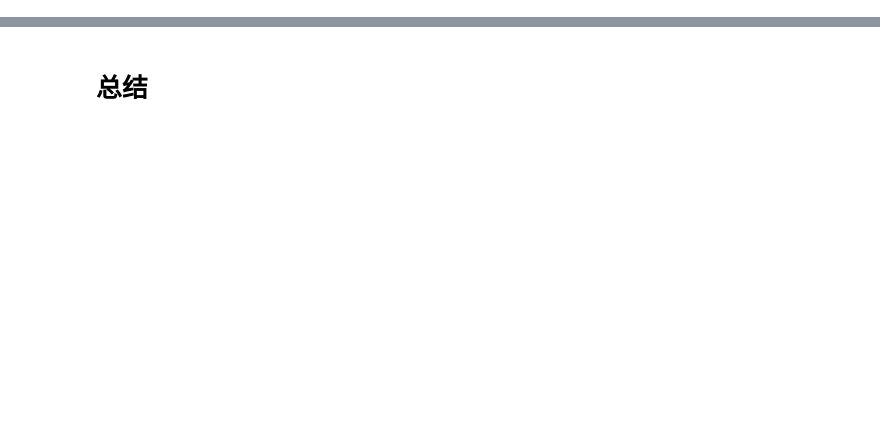
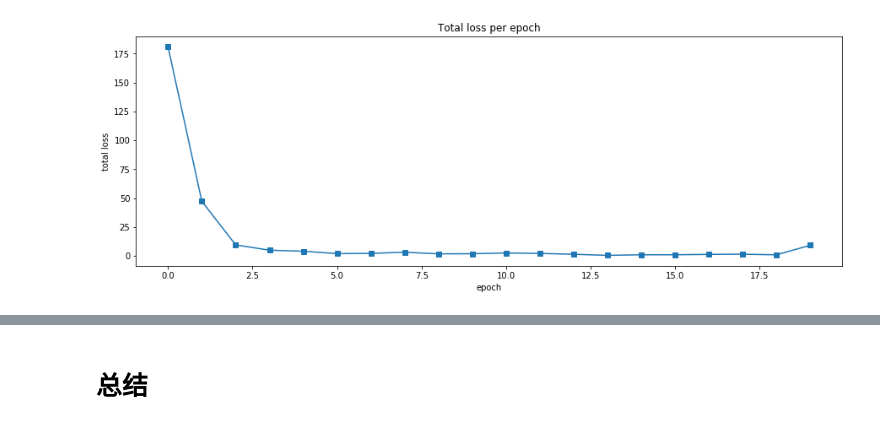
Before and after one commit to nishiwen1214/TextClassification, a Jupyter notebook: 文本分类项目.ipynb, the cells around one changed output, grey strips where cells are left out. Cells and saved outputs as stored; diff of their text form; code cells hidden in the pictures; blank space fills up the shorter version.

```diff
--- a/文本分类项目.ipynb
+++ b/文本分类项目.ipynb
@@ -140,0 +206,20 @@ eva(textfnn, test_iter)
+# %%
+# Hyperparameters
+embedding_dim = 300
+out_dim = 2
+pretrained_embed = text_field.vocab.vectors
+num_epoch = 20
+lr = 0.001
+seq_len = 256
+hidden_size1 = 300
+hidden_size2 = 300
+out_model_file = 'textfnn_unfreeze.pt'
+
+textfnn = FNN(embedding_dim, seq_len, hidden_size1, hidden_size2,
+              out_dim, pretrained_embed, freeze=False).to(device)
+opt = torch.optim.Adam(textfnn.parameters(), lr=lr)
+criterion = nn.CrossEntropyLoss()
+
+print(f"Training begin!")
+loss_list, dev_acc_list = train_fun(textfnn, train_iter, valid_iter, num_epoch, opt, criterion, eva,
+                                    out_model_file)
@@ -140,0 +244,9 @@ eva(textfnn, test_iter)
+# %%
+plt.figure(figsize=(15,5))
+plt.plot(loss_list, marker='s')
+plt.xlabel('epoch')
+plt.ylabel('total loss')
+plt.title('Total loss per epoch')
+plt.show()
+# %% [output]
+[figure, added]
```
Also changed, not shown: parts of 121 cells of this notebook, 1 other file.
